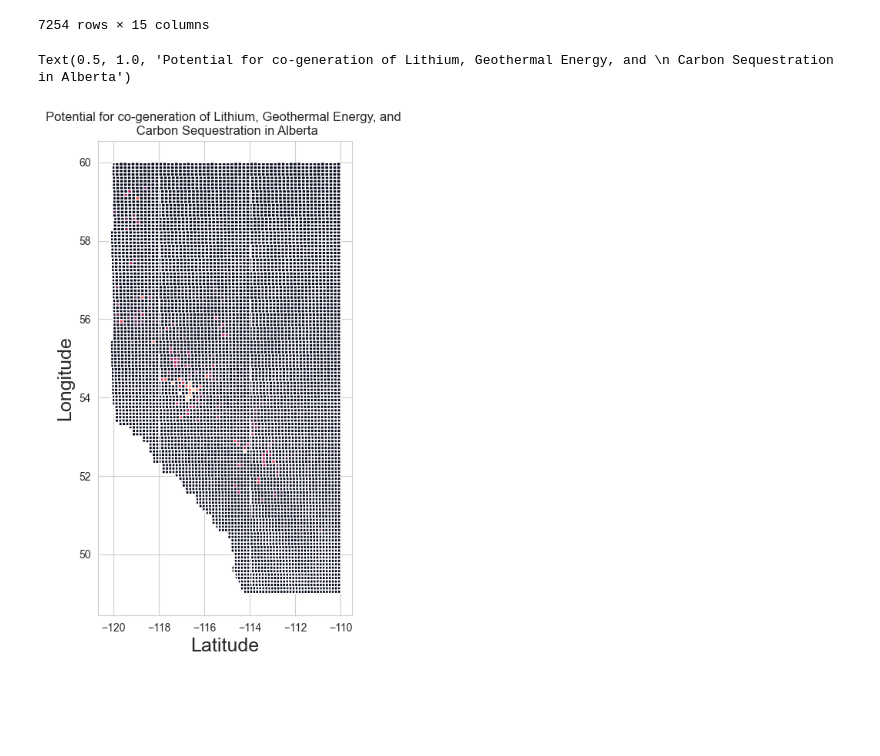
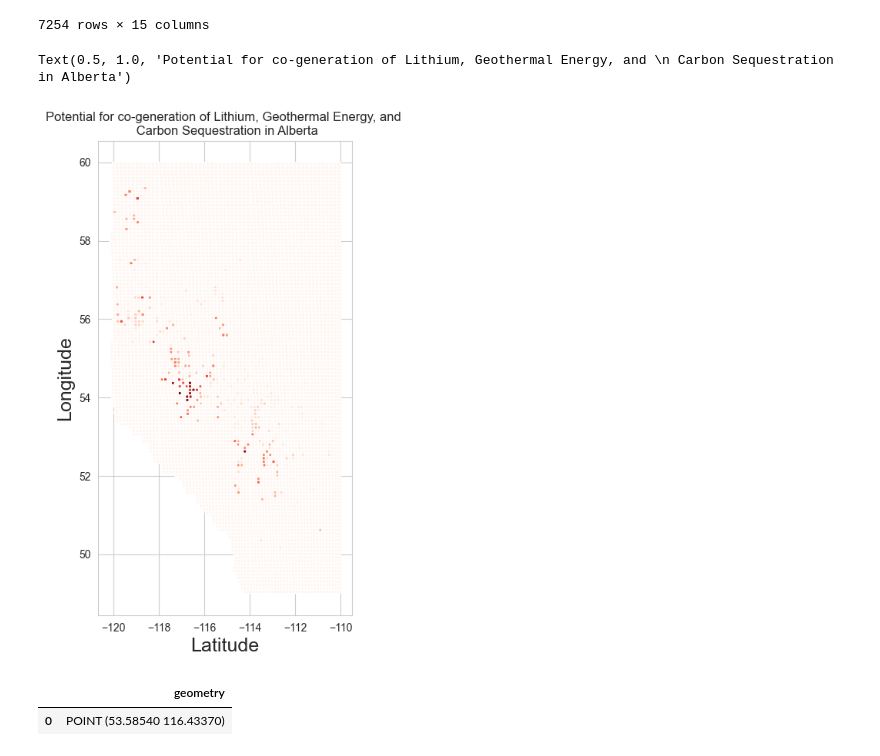
Before and after one commit to katherinewest/2024-redevelop, a Jupyter notebook: main.ipynb, the cells around one changed output. Saved outputs shown, nothing was run; the diff lists cells and outputs as text; code cells hidden in the pictures; blank space fills up the shorter version.

```diff
--- a/main.ipynb
+++ b/main.ipynb
@@ -550,14 +564,19 @@ MCM_gdf.sort_values(by="Score", ascending=False)
 # %%
 ax = bedrock_df.plot(figsize=(15, 8), cmap="gist_earth", alpha=0.75, column="ColorGroup")
 # exploration_lithium_df.plot(ax=ax, color='grey', edgecolor='k', label='Exploration_Lithium', legend=True)
 # lithium_df.plot(column= "Li_mg_L", cmap="Reds", ax=ax, legend=True)
 # ab_temps_gdf.plot(ax=ax, cmap="Reds", column = "Temp_rec_C", legend=True)
 # ATS_gdf.plot(ax=ax)
-MCM_gdf.plot(ax=ax, column="Score")
+MCM_gdf.plot(ax=ax, column="Score", cmap="Reds")
 # storage_gdf_filtered.plot(ax=ax, cmap="bone", legend=True)
 plt.xlabel('Latitude', fontsize=18)
 plt.ylabel('Longitude', fontsize=18)
 plt.title("Potential for co-generation of Lithium, Geothermal Energy, and \n Carbon Sequestration in Alberta")
+
+#
+
+# plt.savefig("/outputs/", dpi=300)
+# contourf
 # %% [output]
 Text(0.5, 1.0, 'Potential for co-generation of Lithium, Geothermal Energy, and \n Carbon Sequestration in Alberta')
-[figure, old version]
+[figure, new version]
@@ -563,0 +603,5 @@ Text(0.5, 1.0, 'Potential for co-generation of Lithium, Geothermal Energy, and \
+# %%
+edison_gdf
+# %% [output]
+|  | geometry |
+| 0 | POINT (53.58540 116.43370) |
```
Also changed, not shown: parts of 8 cells of this notebook.
